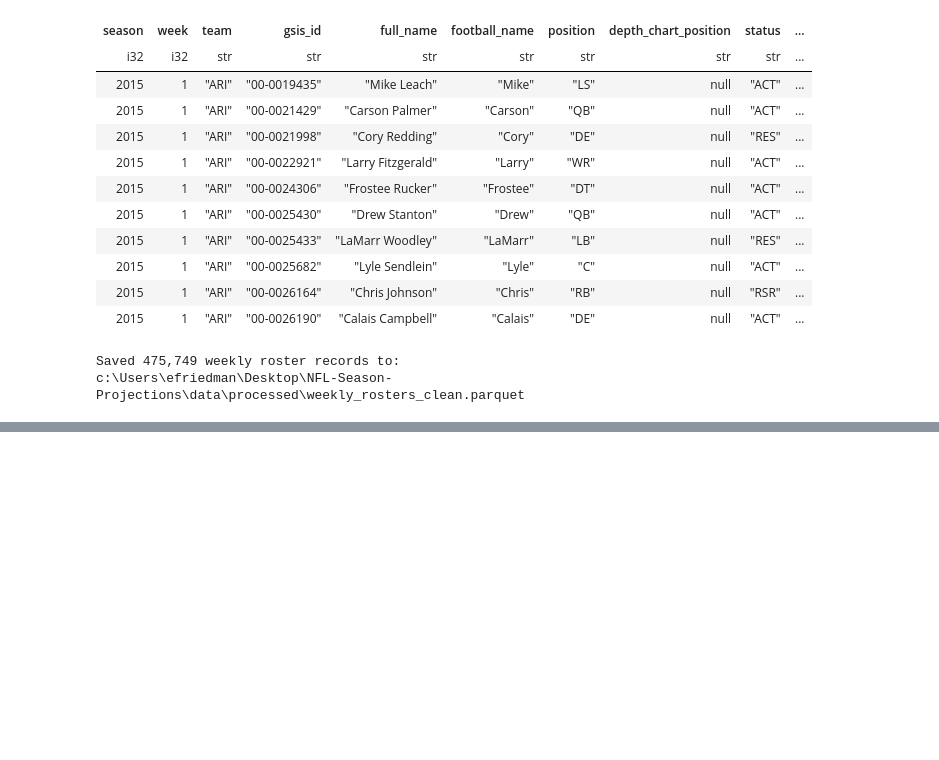
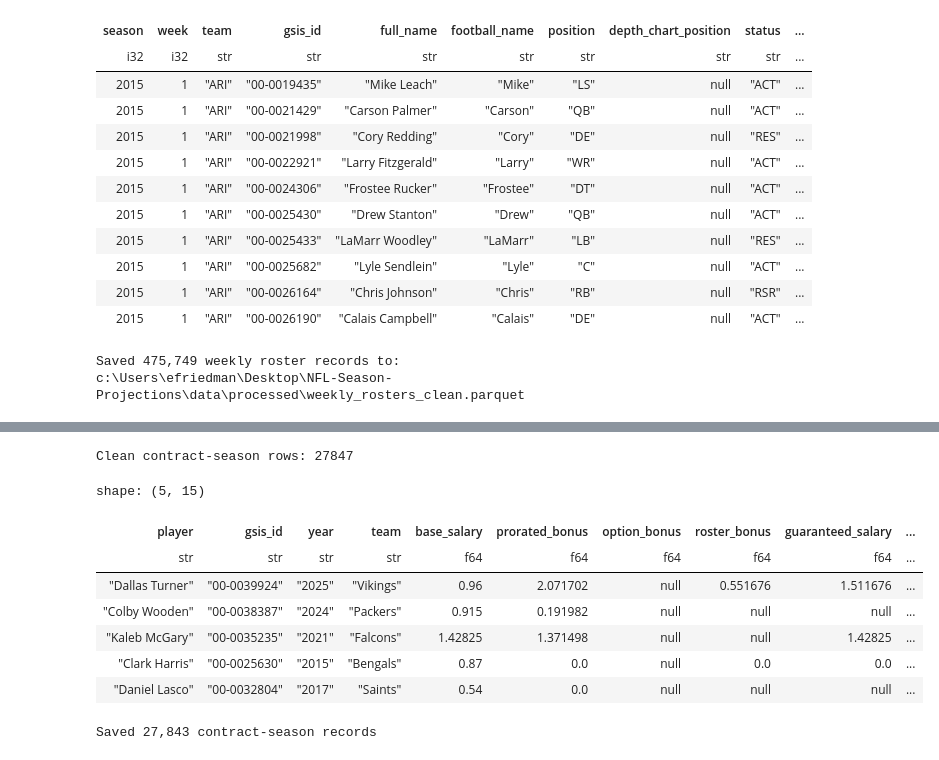
Before and after one commit to ethanfr10/NFL-Season-Projections, a Jupyter notebook: notebooks/02_Data_Cleaning.ipynb, the cells around one changed output, grey strips where cells are left out. Cells and saved outputs as stored; diff of their text form; code cells hidden in the pictures; blank space fills up the shorter version.

```diff
--- a/notebooks/02_Data_Cleaning.ipynb
+++ b/notebooks/02_Data_Cleaning.ipynb
@@ -1575,0 +1707,25 @@ c:\Users\efriedman\Desktop\NFL-Season-Projections\data\processed\weekly_rosters_
+# %%
+contract_seasons_clean = (
+    contract_seasons_unique
+    .filter(
+        pl.col("year").is_in(
+            [str(year) for year in range(2015, 2026)]
+        )
+    )
+    .drop("position")
+    .unique()
+)
+
+print("Clean contract-season rows:", contract_seasons_clean.height)
+
+contract_seasons_clean.head()
+# %% [output]
+Clean contract-season rows: 27847
+shape: (5, 15)
+| player | gsis_id | year | team | base_salary | prorated_bonus | option_bonus | roster_bonus | guaranteed_salary | ... |
+| str | str | str | str | f64 | f64 | f64 | f64 | f64 | ... |
+| "Dallas Turner" | "00-0039924" | "2025" | "Vikings" | 0.96 | 2.071702 | null | 0.551676 | 1.511676 | ... |
+| "Colby Wooden" | "00-0038387" | "2024" | "Packers" | 0.915 | 0.191982 | null | null | null | ... |
+| "Kaleb McGary" | "00-0035235" | "2021" | "Falcons" | 1.42825 | 1.371498 | null | null | 1.42825 | ... |
+| "Clark Harris" | "00-0025630" | "2015" | "Bengals" | 0.87 | 0.0 | null | 0.0 | 0.0 | ... |
+| "Daniel Lasco" | "00-0032804" | "2017" | "Saints" | 0.54 | 0.0 | null | null | null | ... |
@@ -1575,0 +1783,13 @@ c:\Users\efriedman\Desktop\NFL-Season-Projections\data\processed\weekly_rosters_
+# %%
+contract_seasons_output = (
+    PROCESSED_DIR / "contract_seasons_clean.parquet"
+)
+
+contract_seasons_clean.write_parquet(contract_seasons_output)
+
+print(
+    f"Saved {contract_seasons_clean.height:,} "
+    "contract-season records"
+)
+# %% [output]
+Saved 27,843 contract-season records
```
Also changed, not shown: parts of 16 cells of this notebook.
